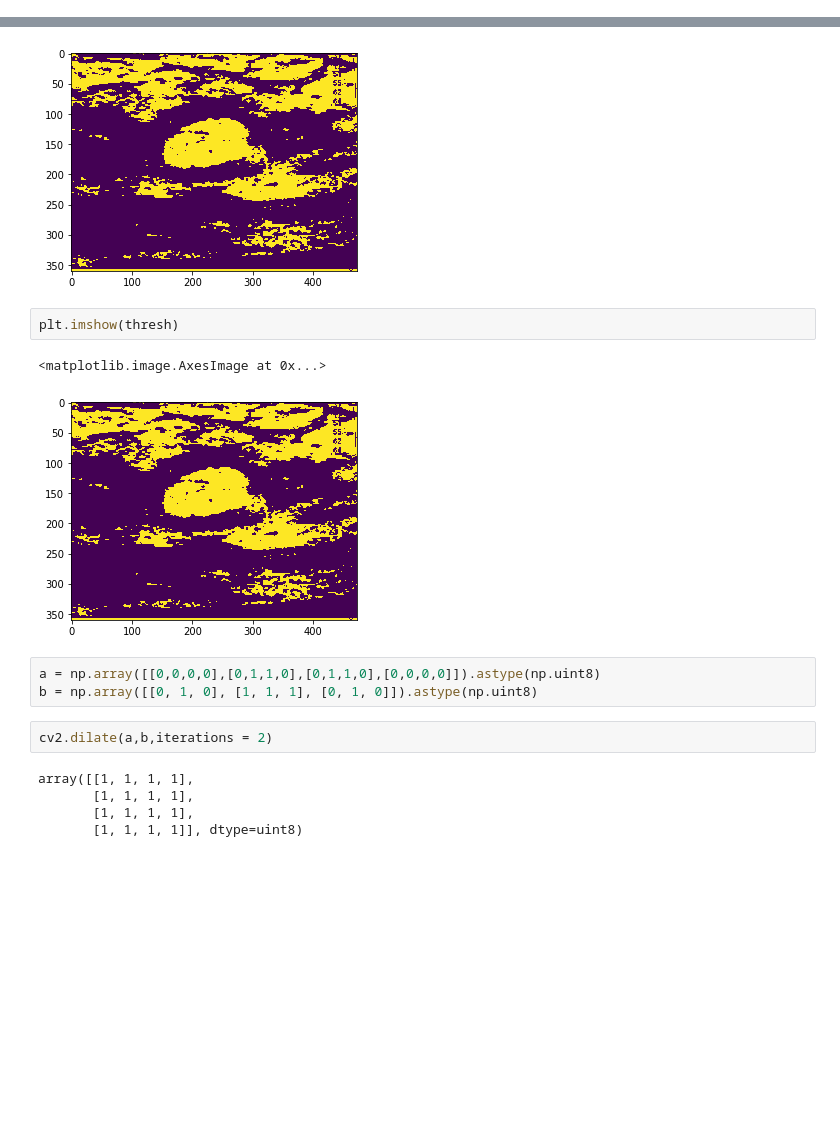
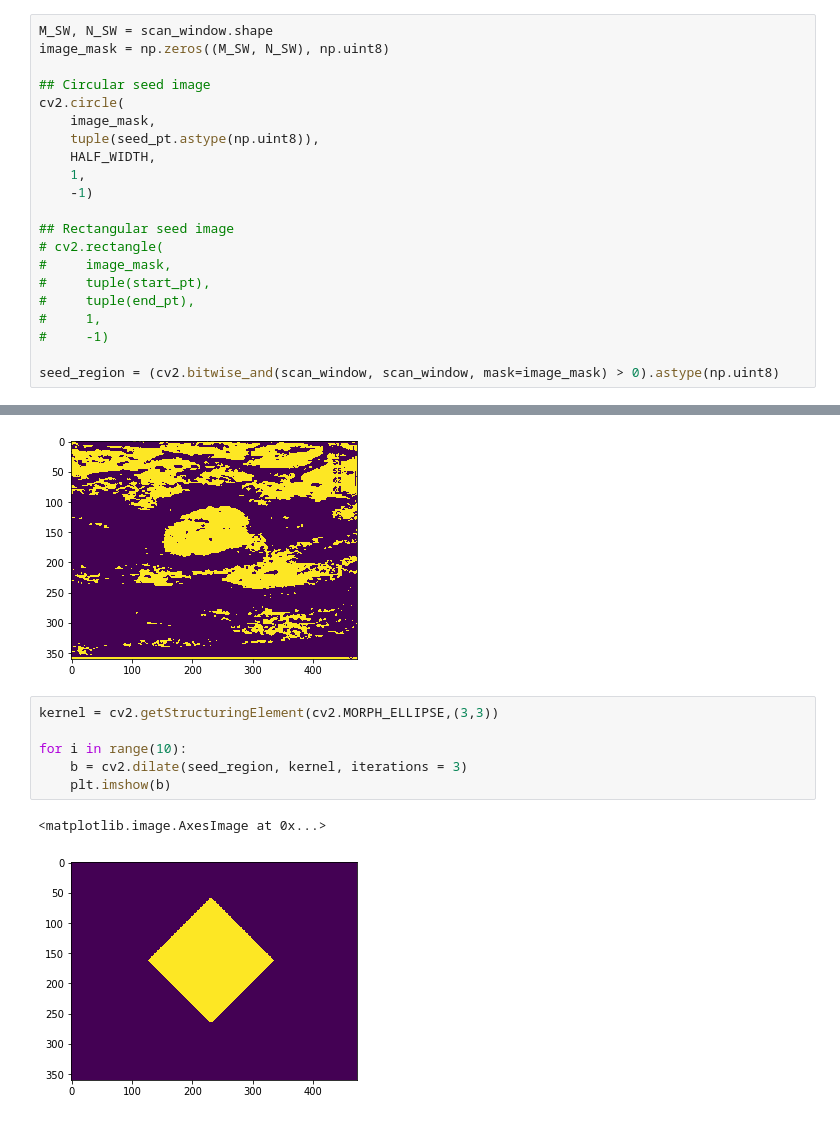
Before and after one commit to penn-ultrasound-research-laboratory/Deep-Ultrasound-Classification, a Jupyter notebook: _notebooks/LeakPluggingCary.ipynb, the cells around one changed output, grey strips where cells are left out. Cells and saved outputs as stored; diff of their text form; blank space fills up the shorter version.

```diff
--- a/_notebooks/LeakPluggingCary.ipynb
+++ b/_notebooks/LeakPluggingCary.ipynb
@@ -82,3 +69,24 @@ plt.imshow(scan_window)
+# %%
+M_SW, N_SW = scan_window.shape
+image_mask = np.zeros((M_SW, N_SW), np.uint8)
+
+## Circular seed image
+cv2.circle(
+    image_mask,
+    tuple(seed_pt.astype(np.uint8)),
+    HALF_WIDTH,
+    1,
+    -1)
+
+## Rectangular seed image
+# cv2.rectangle(
+#     image_mask,
+#     tuple(start_pt),
+#     tuple(end_pt),
+#     1,
+#     -1)
+
+seed_region = (cv2.bitwise_and(scan_window, scan_window, mask=image_mask) > 0).astype(np.uint8)
 # %% [markdown]
 ### Tresholding by seed region min/max
 # %%
@@ -92,18 +100,12 @@ plt.imshow(thresh)
 # %% [output]
 <matplotlib.image.AxesImage at 0x...>
 [figure]
-# %%
-plt.imshow(thresh)
-# %% [output]
-<matplotlib.image.AxesImage at 0x...>
-[figure, removed]
-# %%
-a = np.array([[0,0,0,0],[0,1,1,0],[0,1,1,0],[0,0,0,0]]).astype(np.uint8)
-b = np.array([[0, 1, 0], [1, 1, 1], [0, 1, 0]]).astype(np.uint8)
-# %%
-cv2.dilate(a,b,iterations = 2)
-# %% [output]
-array([[1, 1, 1, 1],
-       [1, 1, 1, 1],
-       [1, 1, 1, 1],
-       [1, 1, 1, 1]], dtype=uint8)
+# %%
+kernel = cv2.getStructuringElement(cv2.MORPH_ELLIPSE,(3,3))
+
+for i in range(10):
+    b = cv2.dilate(seed_region, kernel, iterations = 3)
+    plt.imshow(b)
+# %% [output]
+<matplotlib.image.AxesImage at 0x...>
+[figure, added]
```
Also changed, not shown: parts of 3 cells of this notebook.
